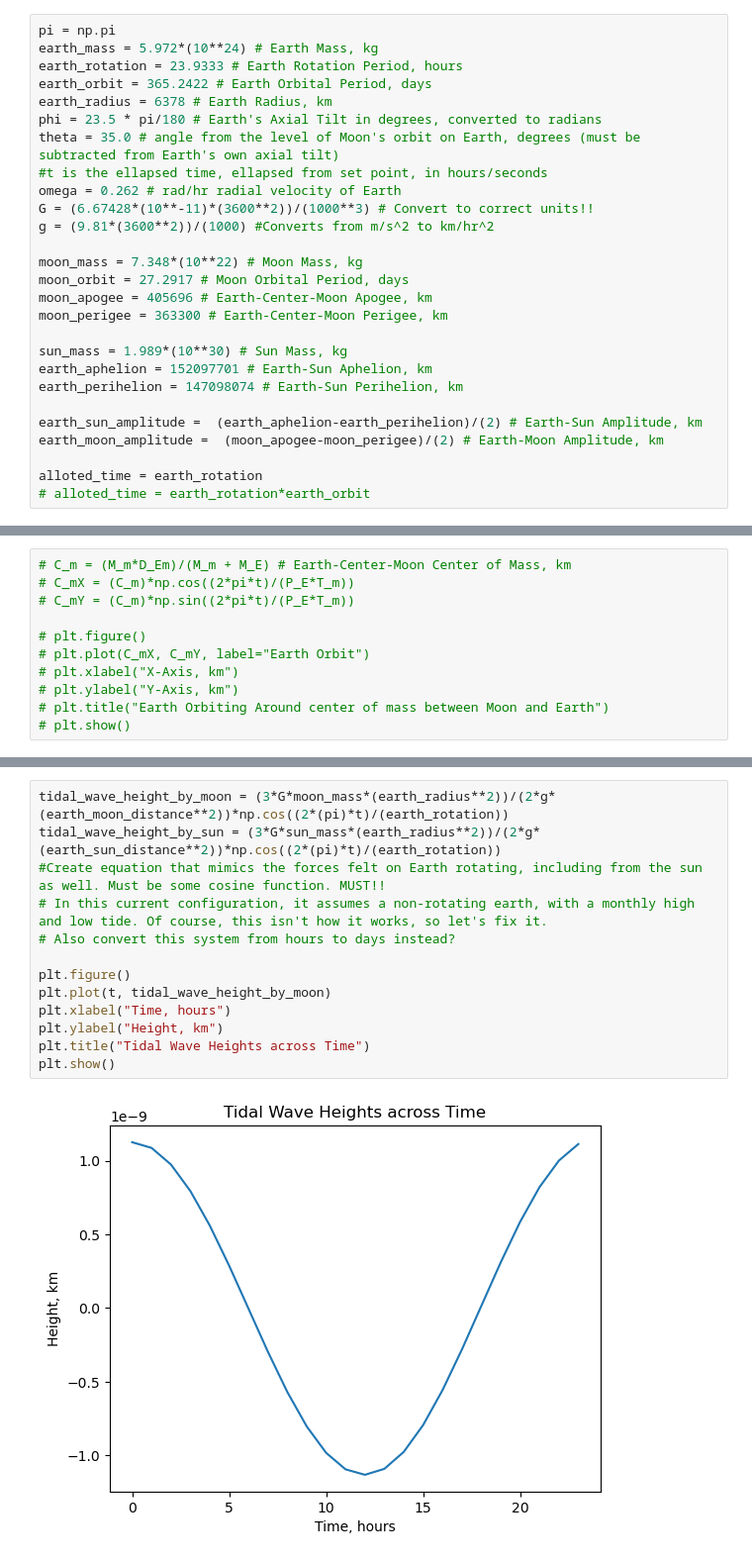
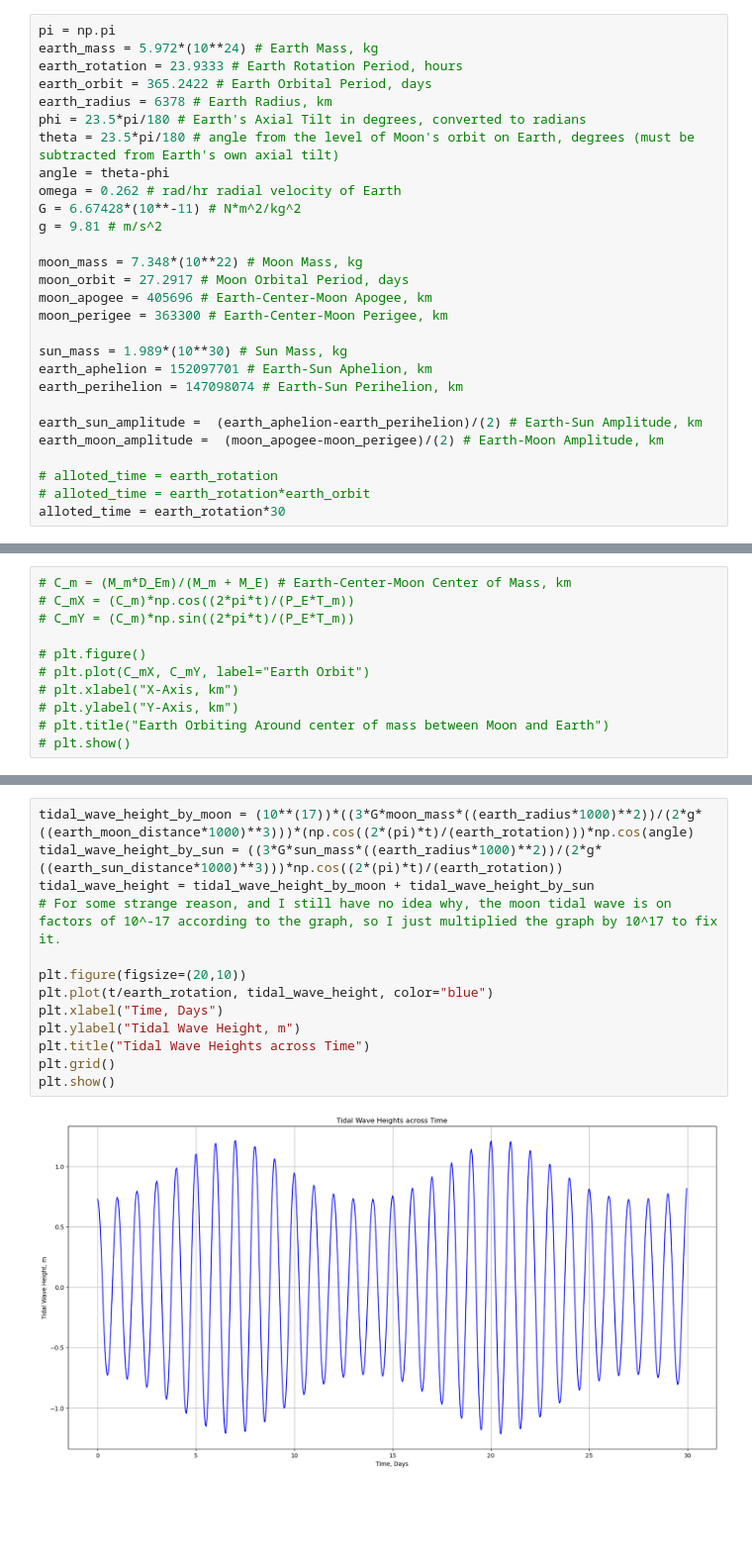
Before and after one commit to kombuchamushrooom/Astro98Project, a Jupyter notebook: final_project/final_project.ipynb, the cells around one changed output, grey strips where cells are left out. Shown: that part at 99% size. Cells and saved outputs as stored; diff of their text form; blank space fills up the shorter version.

```diff
--- a/final_project/final_project.ipynb
+++ b/final_project/final_project.ipynb
@@ -11,12 +11,12 @@ earth_mass = 5.972*(10**24) # Earth Mass, kg
 earth_rotation = 23.9333 # Earth Rotation Period, hours
 earth_orbit = 365.2422 # Earth Orbital Period, days
 earth_radius = 6378 # Earth Radius, km
-phi = 23.5 * pi/180 # Earth's Axial Tilt in degrees, converted to radians
-theta = 35.0 # angle from the level of Moon's orbit on Earth, degrees (must be subtracted from Earth's own axial tilt)
-#t is the ellapsed time, ellapsed from set point, in hours/seconds
+phi = 23.5*pi/180 # Earth's Axial Tilt in degrees, converted to radians
+theta = 23.5*pi/180 # angle from the level of Moon's orbit on Earth, degrees (must be subtracted from Earth's own axial tilt)
+angle = theta-phi
 omega = 0.262 # rad/hr radial velocity of Earth
-G = (6.67428*(10**-11)*(3600**2))/(1000**3) # Convert to correct units!!
-g = (9.81*(3600**2))/(1000) #Converts from m/s^2 to km/hr^2
+G = 6.67428*(10**-11) # N*m^2/kg^2
+g = 9.81 # m/s^2
 
 moon_mass = 7.348*(10**22) # Moon Mass, kg
 moon_orbit = 27.2917 # Moon Orbital Period, days
@@ -30,8 +30,9 @@ earth_perihelion = 147098074 # Earth-Sun Perihelion, km
 earth_sun_amplitude =  (earth_aphelion-earth_perihelion)/(2) # Earth-Sun Amplitude, km
 earth_moon_amplitude =  (moon_apogee-moon_perigee)/(2) # Earth-Moon Amplitude, km
 
-alloted_time = earth_rotation
+# alloted_time = earth_rotation
 # alloted_time = earth_rotation*earth_orbit
+alloted_time = earth_rotation*30
 # %%
 t = np.arange(0,alloted_time)
 earth_moon_distanceX = (moon_apogee)*np.cos((2*pi*t)/(earth_rotation*moon_orbit)) # X component of Earth-Moon distance
@@ -74,15 +77,15 @@ plt.show()
 # %%
-tidal_wave_height_by_moon = (3*G*moon_mass*(earth_radius**2))/(2*g*(earth_moon_distance**2))*np.cos((2*(pi)*t)/(earth_rotation))
-tidal_wave_height_by_sun = (3*G*sun_mass*(earth_radius**2))/(2*g*(earth_sun_distance**2))*np.cos((2*(pi)*t)/(earth_rotation))
-#Create equation that mimics the forces felt on Earth rotating, including from the sun as well. Must be some cosine function. MUST!!
-# In this current configuration, it assumes a non-rotating earth, with a monthly high and low tide. Of course, this isn't how it works, so let's fix it.
-# Also convert this system from hours to days instead?
+tidal_wave_height_by_moon = (10**(17))*((3*G*moon_mass*((earth_radius*1000)**2))/(2*g*((earth_moon_distance*1000)**3)))*(np.cos((2*(pi)*t)/(earth_rotation)))*np.cos(angle)
+tidal_wave_height_by_sun = ((3*G*sun_mass*((earth_radius*1000)**2))/(2*g*((earth_sun_distance*1000)**3)))*np.cos((2*(pi)*t)/(earth_rotation))
+tidal_wave_height = tidal_wave_height_by_moon + tidal_wave_height_by_sun
+# For some strange reason, and I still have no idea why, the moon tidal wave is on factors of 10^-17 according to the graph, so I just multiplied the graph by 10^17 to fix it.
 
-plt.figure()
-plt.plot(t, tidal_wave_height_by_moon)
-plt.xlabel("Time, hours")
-plt.ylabel("Height, km")
+plt.figure(figsize=(20,10))
+plt.plot(t/earth_rotation, tidal_wave_height, color="blue")
+plt.xlabel("Time, Days")
+plt.ylabel("Tidal Wave Height, m")
 plt.title("Tidal Wave Heights across Time")
+plt.grid()
 plt.show()
 # %% [output]
-[figure, old version]
+[figure, new version]
```
Also changed, not shown: parts of 4 cells of this notebook.
